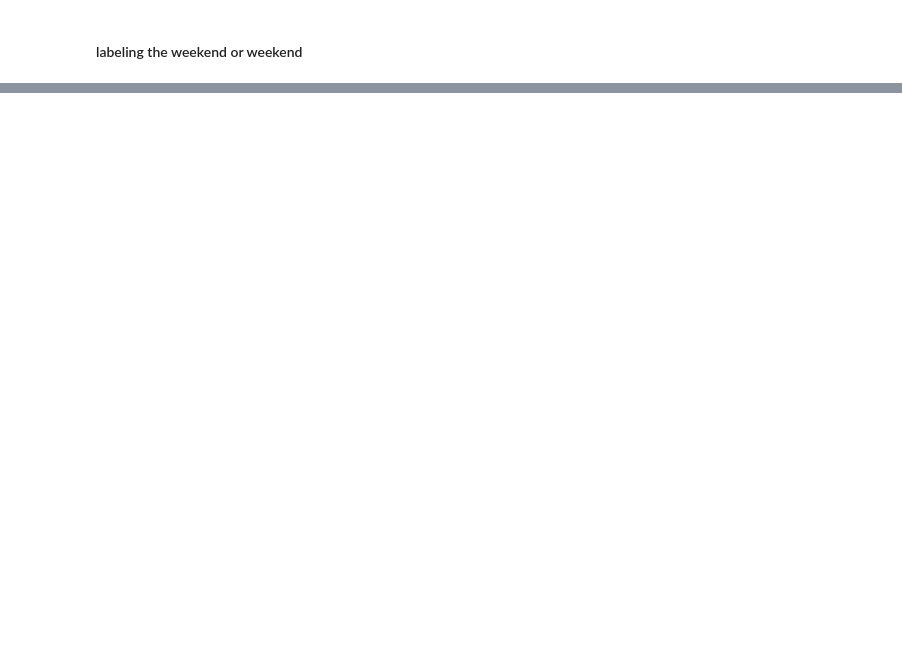
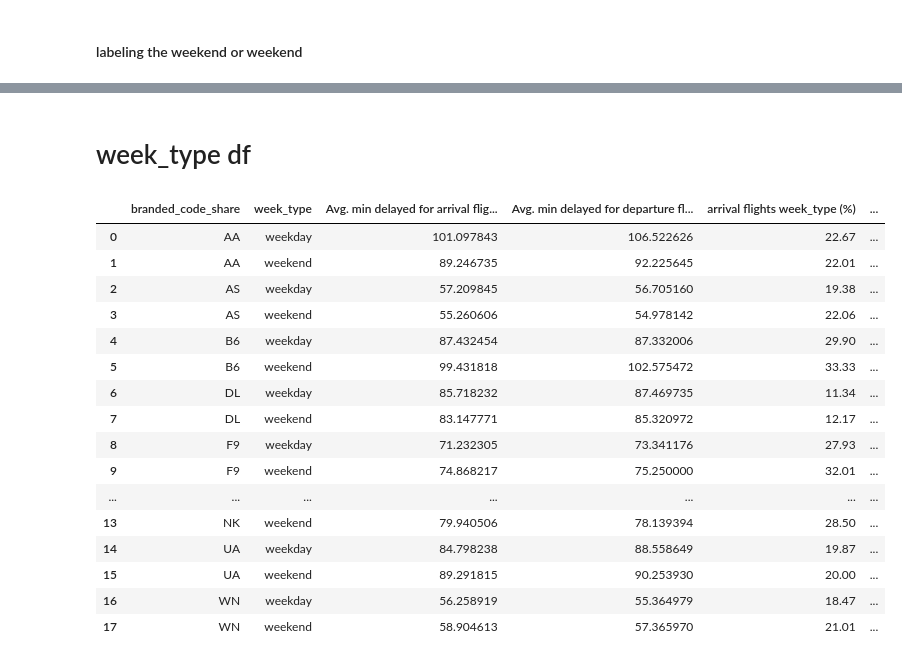
Before and after one commit to jaimreyes/bna-airline-delay-patterns, a Jupyter notebook: airline-delays-arrival.ipynb, the cells around one changed output, grey strips where cells are left out. Cells and saved outputs as stored; diff of their text form; code cells hidden in the pictures; blank space fills up the shorter version.

```diff
--- a/airline-delays-arrival.ipynb
+++ b/airline-delays-arrival.ipynb
@@ -852,0 +743,49 @@ week_type_df
+# %% [markdown]
+# week_type df
+# %%
+week_type_df = (bna_df.groupby(['branded_code_share','week_type'])
+                [['arr_delay_new','dep_delay_new','arr_del15','dep_del15','flights']]
+                .sum()
+                .reset_index())
+
+# Average minutes delayed
+week_type_df['Avg. min delayed for arrival flights (week_type)'] = (
+    week_type_df['arr_delay_new'] / week_type_df['arr_del15']
+)
+week_type_df['Avg. min delayed for departure flights (week_type)'] = (
+    week_type_df['dep_delay_new'] / week_type_df['dep_del15']
+)
+
+# Percent of flights delayed
+week_type_df['arrival flights week_type (%)'] = (
+    (week_type_df['arr_del15'] / week_type_df['flights']).round(4) * 100
+)
+week_type_df['departure flights week_type (%)'] = (
+    (week_type_df['dep_del15'] / week_type_df['flights']).round(4) * 100
+)
+
+# Keep only the relevant columns (same style as season_df, day_of_week_df, time_of_day_df)
+week_type_df = week_type_df[['branded_code_share','week_type',
+                             'Avg. min delayed for arrival flights (week_type)',
+                             'Avg. min delayed for departure flights (week_type)',
+                             'arrival flights week_type (%)','departure flights week_type (%)']]
+
+week_type_df
+# %% [output]
+|  | branded_code_share | week_type | Avg. min delayed for arrival flig... | Avg. min delayed for departure fl... | arrival flights week_type (%) | ... |
+| 0 | AA | weekday | 101.097843 | 106.522626 | 22.67 | ... |
+| 1 | AA | weekend | 89.246735 | 92.225645 | 22.01 | ... |
+| 2 | AS | weekday | 57.209845 | 56.705160 | 19.38 | ... |
+| 3 | AS | weekend | 55.260606 | 54.978142 | 22.06 | ... |
+| 4 | B6 | weekday | 87.432454 | 87.332006 | 29.90 | ... |
+| 5 | B6 | weekend | 99.431818 | 102.575472 | 33.33 | ... |
+| 6 | DL | weekday | 85.718232 | 87.469735 | 11.34 | ... |
+| 7 | DL | weekend | 83.147771 | 85.320972 | 12.17 | ... |
+| 8 | F9 | weekday | 71.232305 | 73.341176 | 27.93 | ... |
+| 9 | F9 | weekend | 74.868217 | 75.250000 | 32.01 | ... |
+| ... | ... | ... | ... | ... | ... | ... |
+| 13 | NK | weekend | 79.940506 | 78.139394 | 28.50 | ... |
+| 14 | UA | weekday | 84.798238 | 88.558649 | 19.87 | ... |
+| 15 | UA | weekend | 89.291815 | 90.253930 | 20.00 | ... |
+| 16 | WN | weekday | 56.258919 | 55.364979 | 18.47 | ... |
+| 17 | WN | weekend | 58.904613 | 57.365970 | 21.01 | ... |
```
Also changed, not shown: parts of 55 cells of this notebook.
